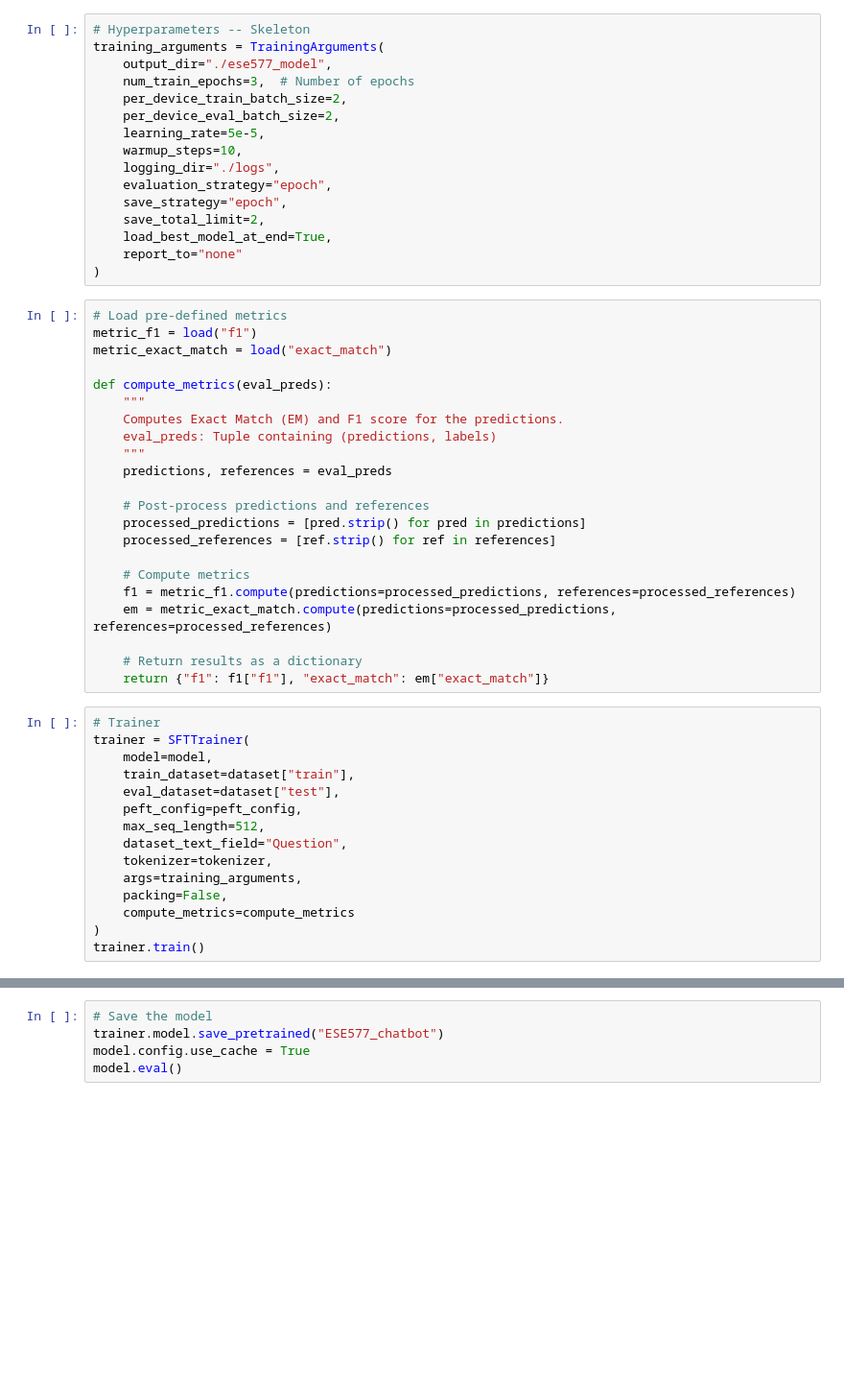
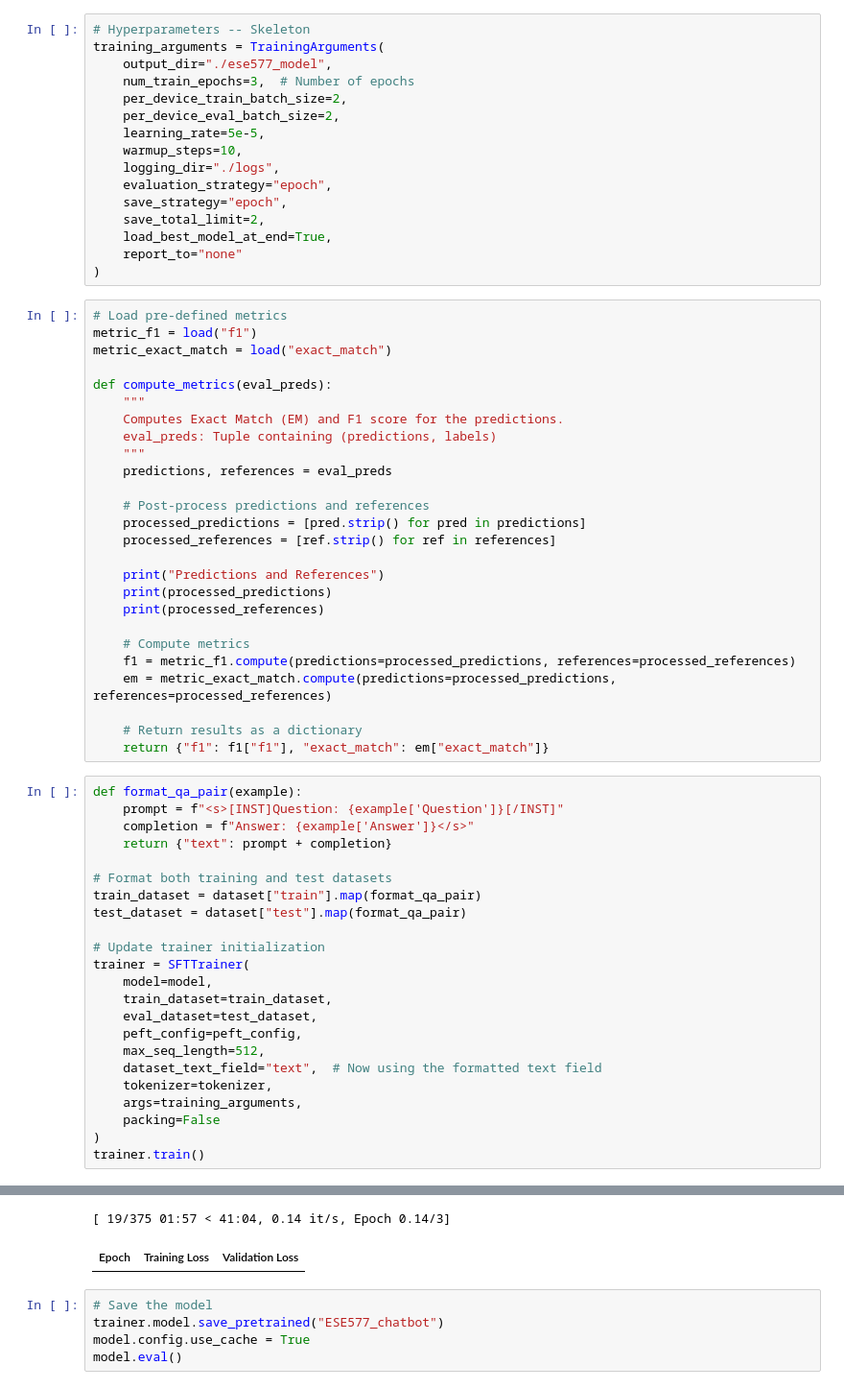
Before and after one commit to twicy/ESE577_Final_Project, a Jupyter notebook: ESE577_Fina_Project_2.ipynb, the cells around one changed output, grey strips where cells are left out. Shown at 96% size. Saved outputs shown, nothing was run; the diff lists cells and outputs as text; blank space fills up the shorter version.

```diff
--- a/ESE577_Fina_Project_2.ipynb
+++ b/ESE577_Fina_Project_2.ipynb
@@ -132,24 +179,37 @@ def compute_metrics(eval_preds):
     processed_predictions = [pred.strip() for pred in predictions]
     processed_references = [ref.strip() for ref in references]
 
+    print("Predictions and References")
+    print(processed_predictions)
+    print(processed_references)
+
     # Compute metrics
     f1 = metric_f1.compute(predictions=processed_predictions, references=processed_references)
     em = metric_exact_match.compute(predictions=processed_predictions, references=processed_references)
 
     # Return results as a dictionary
     return {"f1": f1["f1"], "exact_match": em["exact_match"]}
-# %%
-# Trainer
-trainer = SFTTrainer(
-    model=model,
-    train_dataset=dataset["train"],
-    eval_dataset=dataset["test"],
-    peft_config=peft_config,
-    max_seq_length=512,
-    dataset_text_field="Question",
-    tokenizer=tokenizer,
-    args=training_arguments,
-    packing=False,
-    compute_metrics=compute_metrics
-)
-trainer.train()
+# %%
+def format_qa_pair(example):
+    prompt = f"<s>[INST]Question: {example['Question']}[/INST]"
+    completion = f"Answer: {example['Answer']}</s>"
+    return {"text": prompt + completion}
+
+# Format both training and test datasets
+train_dataset = dataset["train"].map(format_qa_pair)
+test_dataset = dataset["test"].map(format_qa_pair)
+
+# Update trainer initialization
+trainer = SFTTrainer(
+    model=model,
+    train_dataset=train_dataset,
+    eval_dataset=test_dataset,
+    peft_config=peft_config,
+    max_seq_length=512,
+    dataset_text_field="text",  # Now using the formatted text field
+    tokenizer=tokenizer,
+    args=training_arguments,
+    packing=False
+)
+trainer.train()
+# %% [output]
@@ -156,3 +218,5 @@ trainer.train()
+[ 19/375 01:57 < 41:04, 0.14 it/s, Epoch 0.14/3]
+| Epoch | Training Loss | Validation Loss |
 # %%
 # Save the model
 trainer.model.save_pretrained("ESE577_chatbot")
```
Also changed, not shown: parts of 6 cells of this notebook.
